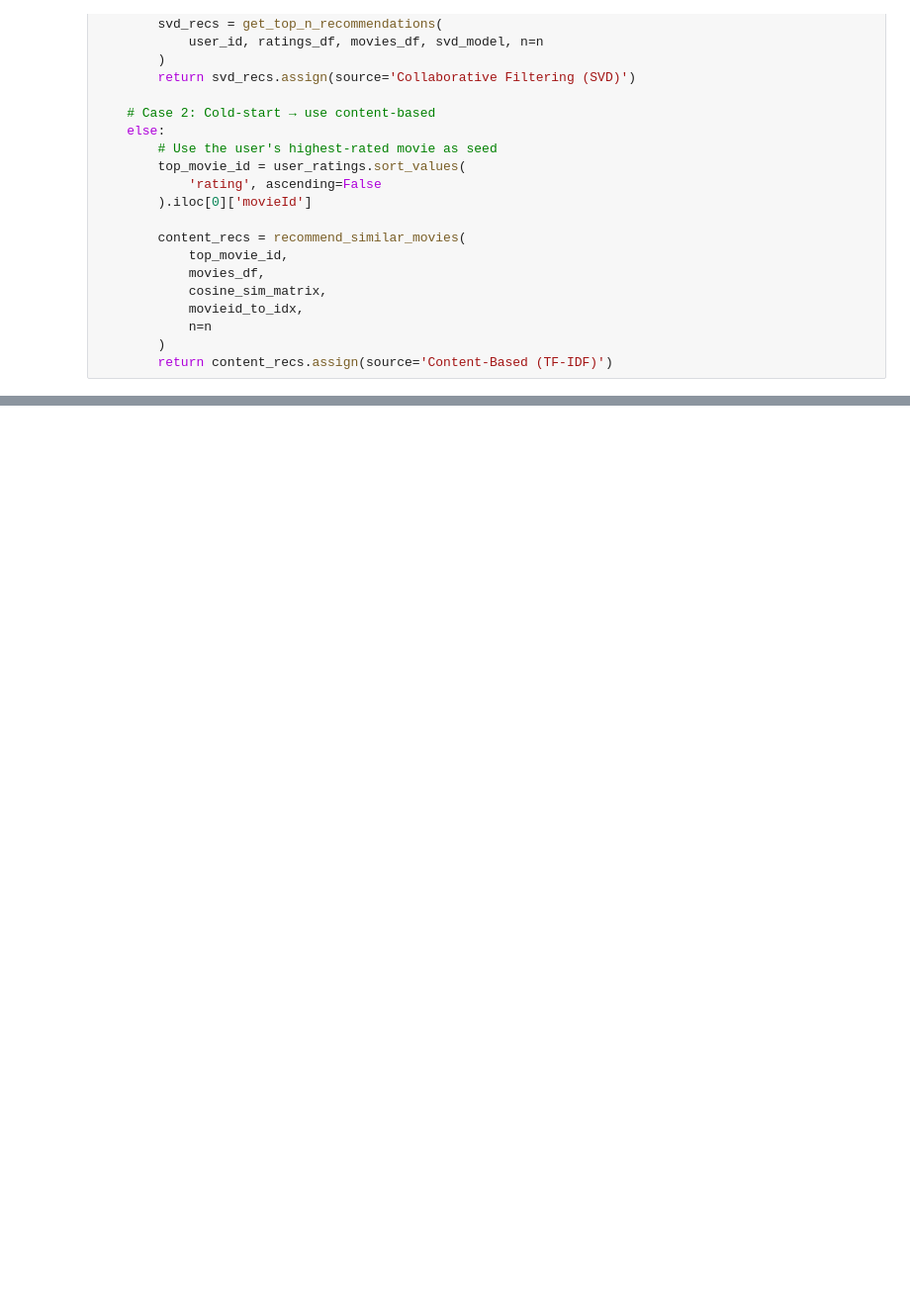
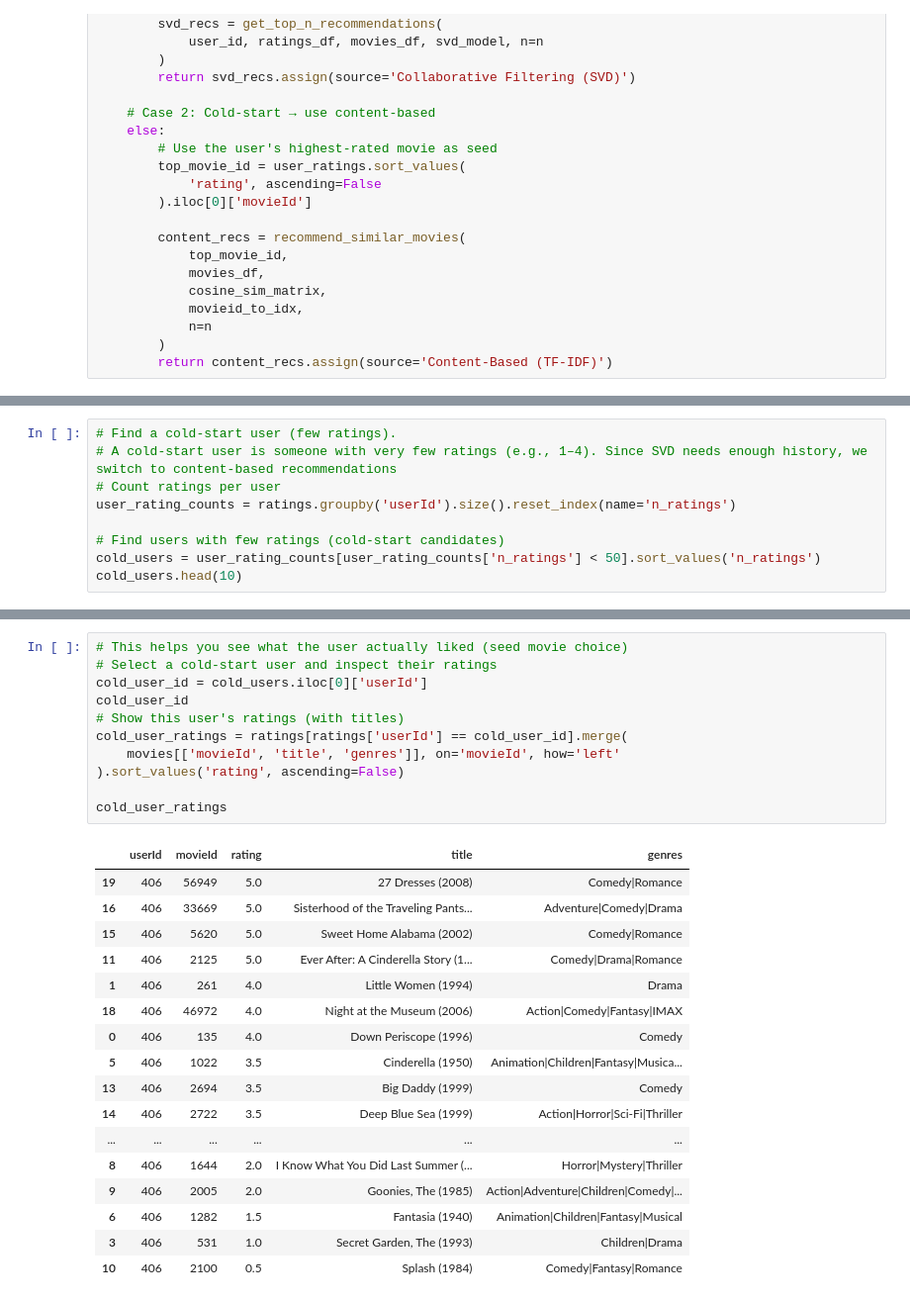
Before and after one commit to Vincent-Muteti/A-Hybrid-Movie-Recommendation-System-using-Machine-Learning, a Jupyter notebook: index.ipynb, the cells around one changed output, grey strips where cells are left out. Shown at 99% size. Saved outputs shown, nothing was run; the diff lists cells and outputs as text; blank space fills up the shorter version.

```diff
--- a/index.ipynb
+++ b/index.ipynb
@@ -493,0 +500,9 @@ def hybrid_recommendations(
+# %%
+# Find a cold-start user (few ratings).
+# A cold-start user is someone with very few ratings (e.g., 1–4). Since SVD needs enough history, we switch to content-based recommendations
+# Count ratings per user
+user_rating_counts = ratings.groupby('userId').size().reset_index(name='n_ratings')
+
+# Find users with few ratings (cold-start candidates)
+cold_users = user_rating_counts[user_rating_counts['n_ratings'] < 50].sort_values('n_ratings')
+cold_users.head(10)
@@ -493,0 +521,29 @@ def hybrid_recommendations(
+# %%
+# This helps you see what the user actually liked (seed movie choice)
+# Select a cold-start user and inspect their ratings
+cold_user_id = cold_users.iloc[0]['userId']
+cold_user_id
+# Show this user's ratings (with titles)
+cold_user_ratings = ratings[ratings['userId'] == cold_user_id].merge(
+    movies[['movieId', 'title', 'genres']], on='movieId', how='left'
+).sort_values('rating', ascending=False)
+
+cold_user_ratings
+# %% [output]
+|  | userId | movieId | rating | title | genres |
+| 19 | 406 | 56949 | 5.0 | 27 Dresses (2008) | Comedy|Romance |
+| 16 | 406 | 33669 | 5.0 | Sisterhood of the Traveling Pants... | Adventure|Comedy|Drama |
+| 15 | 406 | 5620 | 5.0 | Sweet Home Alabama (2002) | Comedy|Romance |
+| 11 | 406 | 2125 | 5.0 | Ever After: A Cinderella Story (1... | Comedy|Drama|Romance |
+| 1 | 406 | 261 | 4.0 | Little Women (1994) | Drama |
+| 18 | 406 | 46972 | 4.0 | Night at the Museum (2006) | Action|Comedy|Fantasy|IMAX |
+| 0 | 406 | 135 | 4.0 | Down Periscope (1996) | Comedy |
+| 5 | 406 | 1022 | 3.5 | Cinderella (1950) | Animation|Children|Fantasy|Musica... |
+| 13 | 406 | 2694 | 3.5 | Big Daddy (1999) | Comedy |
+| 14 | 406 | 2722 | 3.5 | Deep Blue Sea (1999) | Action|Horror|Sci-Fi|Thriller |
+| ... | ... | ... | ... | ... | ... |
+| 8 | 406 | 1644 | 2.0 | I Know What You Did Last Summer (... | Horror|Mystery|Thriller |
+| 9 | 406 | 2005 | 2.0 | Goonies, The (1985) | Action|Adventure|Children|Comedy|... |
+| 6 | 406 | 1282 | 1.5 | Fantasia (1940) | Animation|Children|Fantasy|Musical |
+| 3 | 406 | 531 | 1.0 | Secret Garden, The (1993) | Children|Drama |
+| 10 | 406 | 2100 | 0.5 | Splash (1984) | Comedy|Fantasy|Romance |
```
Also changed, not shown: parts of 3 cells of this notebook.
